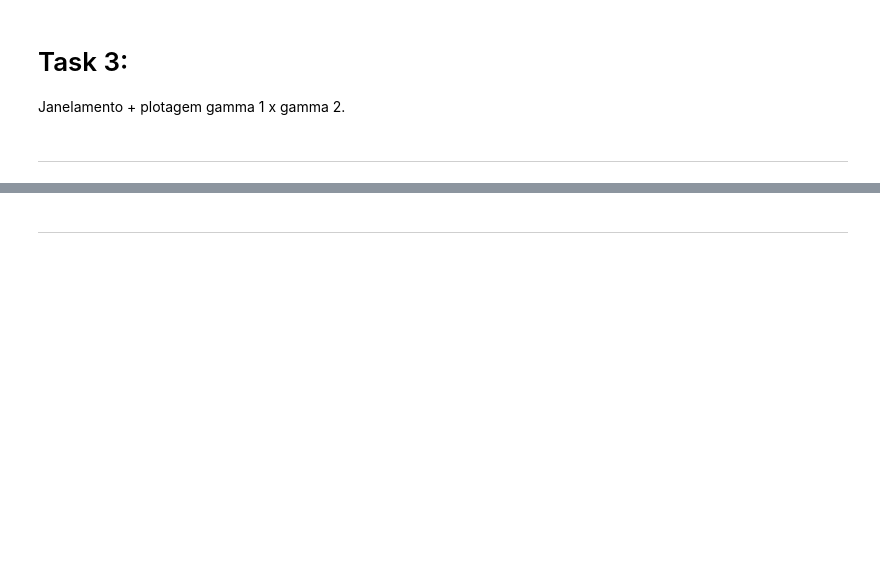
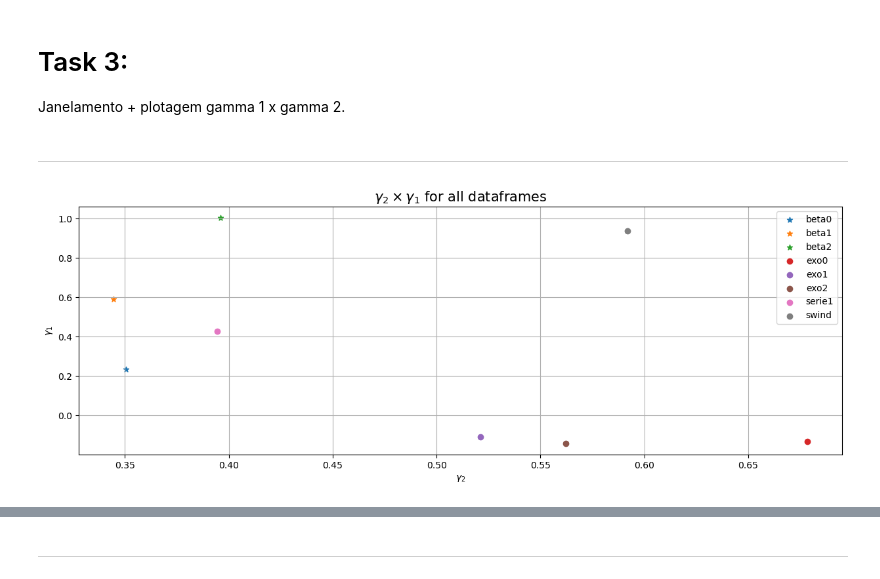
Before and after one commit to barauna-lo/Computational_Statistics, a Jupyter notebook: HandsOn_11/CAP417_HandsOn11_Barauna.ipynb, the cells around one changed output, grey strips where cells are left out. Drawn from its saved outputs; the diff is of its cells as text; code cells hidden in the pictures; blank space fills up the shorter version.

```diff
--- a/HandsOn_11/CAP417_HandsOn11_Barauna.ipynb
+++ b/HandsOn_11/CAP417_HandsOn11_Barauna.ipynb
@@ -80,0 +158,6 @@ Importação das Séries Temporais para este notebook:
+# %%
+columns = df.columns #Extracting colluns names
+gamma1 = []
+for i in range(len(columns)):
+    gamma1.append(specplus.gamma1(df[columns[i]])[2])
+    print("γ1 de "+columns[i]+" = ",round(specplus.gamma1(df[columns[i]])[2],5))
@@ -490,2 +192,0 @@ Aplique sobre o dataframe 1.b e obtenha o valor de dalpha. Compare com o dalpha
-# %%
-df = pd.read_csv(io.BytesIO(uploaded['Swind4096.csv']))
@@ -934,0 +193,9 @@ Task 02: Calcular Gamma2
+# %%
+import MFDFA as mfdfa
+
+gamma2,dalpha = [],[]
+for i in range(len(columns)):
+    gamma2.append(mfdfa.gamma2(df[columns[i]])[0])
+    dalpha.append(mfdfa.gamma2(df[columns[i]])[1])
+    print(columns[i]+' - Δα %g, γ2 %g' % (mfdfa.gamma2(df[columns[i]])[1] ,mfdfa.gamma2(df[columns[i]])[0]))
+    #print("γ1 de "+columns[i]+" = ",round(specplus.gamma1(df[columns[i]])[2],5))
@@ -940,3 +216,17 @@ Janelamento + plotagem gamma 1 x gamma 2.
 
 
 ---
+# %%
+figure(figsize=(15,5),dpi=100)
+
+markers = ['*','*','*','o','o','o','o','o',]
+for i in range(len(columns)):
+    plt.scatter(gamma2[i],gamma1[i],label=columns[i],color='C'+str(i),marker=markers[i])
+plt.legend()
+plt.grid()
+plt.xlabel(r'$\gamma_2$')
+plt.ylabel(r'$\gamma_1$')
+plt.title(r'$\gamma_2 \times \gamma_1$ for all dataframes',size=15)
+plt.show()
+# %% [output]
+[figure, added]
```
Also changed, not shown: parts of 51 cells of this notebook.
